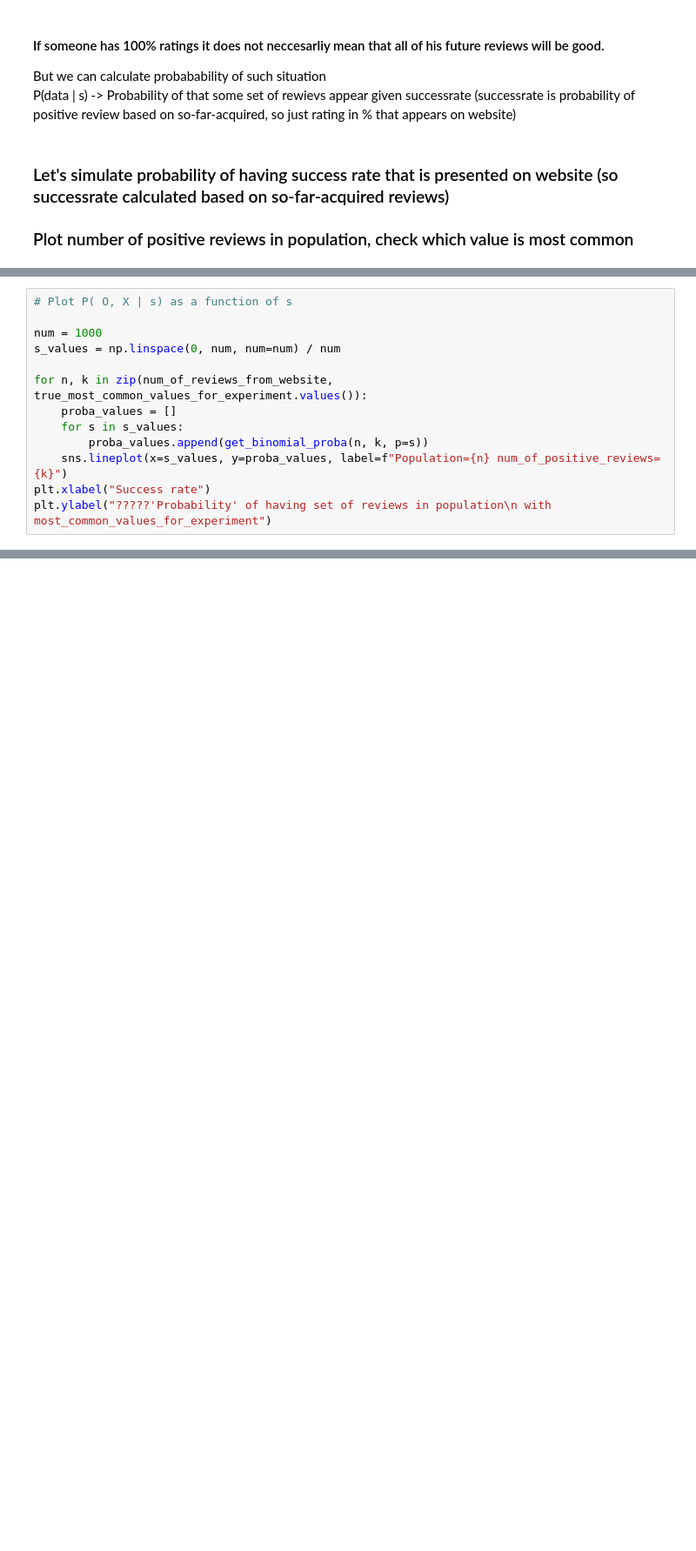
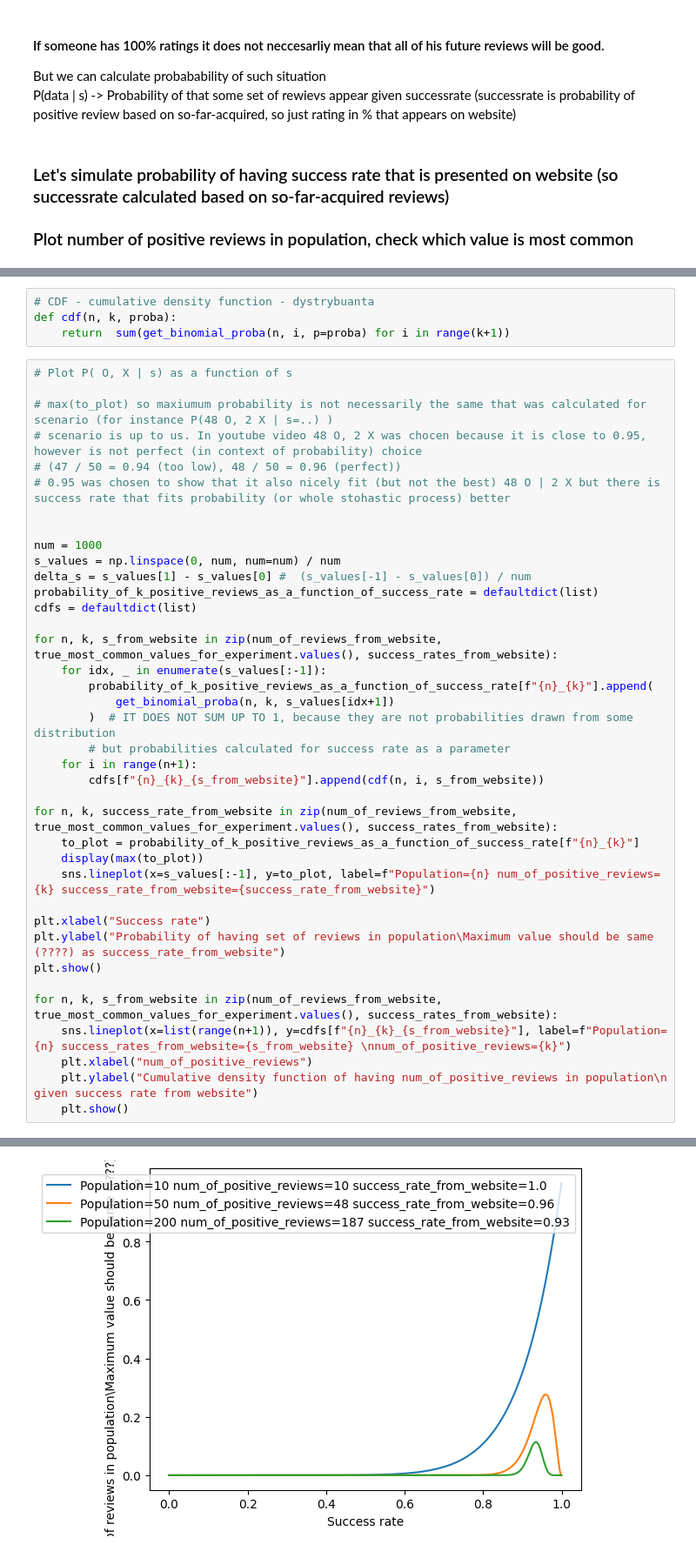
Before and after one commit to kajakIYD/Binomial_distribution, a Jupyter notebook: main.ipynb, the cells around one changed output, grey strips where cells are left out. Shown at 87% size. Drawn from its saved outputs; the diff is of its cells as text; blank space fills up the shorter version.

```diff
--- a/main.ipynb
+++ b/main.ipynb
@@ -186,13 +187,0 @@ display(f"probas={probas_from_formula[num_of_simulations]})")
-# %%
-# Plot P( O, X | s) as a function of s
-
-num = 1000
-s_values = np.linspace(0, num, num=num) / num
-
-for n, k in zip(num_of_reviews_from_website, true_most_common_values_for_experiment.values()):
-    proba_values = []
-    for s in s_values:
-        proba_values.append(get_binomial_proba(n, k, p=s))
-    sns.lineplot(x=s_values, y=proba_values, label=f"Population={n} num_of_positive_reviews={k}")
-plt.xlabel("Success rate")
-plt.ylabel("?????'Probability' of having set of reviews in population\n with most_common_values_for_experiment")
@@ -201,0 +188,43 @@ Text(0, 0.5, 'Probability of having set of reviews in population\n with most_com
+# %%
+# CDF - cumulative density function - dystrybuanta
+def cdf(n, k, proba):
+    return  sum(get_binomial_proba(n, i, p=proba) for i in range(k+1))
+# %%
+# Plot P( O, X | s) as a function of s
+
+# max(to_plot) so maxiumum probability is not necessarily the same that was calculated for scenario (for instance P(48 O, 2 X | s=..) )
+# scenario is up to us. In youtube video 48 O, 2 X was chocen because it is close to 0.95, however is not perfect (in context of probability) choice
+# (47 / 50 = 0.94 (too low), 48 / 50 = 0.96 (perfect))
+# 0.95 was chosen to show that it also nicely fit (but not the best) 48 O | 2 X but there is success rate that fits probability (or whole stohastic process) better
+
+
+num = 1000
+s_values = np.linspace(0, num, num=num) / num
+delta_s = s_values[1] - s_values[0] #  (s_values[-1] - s_values[0]) / num
+probability_of_k_positive_reviews_as_a_function_of_success_rate = defaultdict(list)
+cdfs = defaultdict(list)
+
+for n, k, s_from_website in zip(num_of_reviews_from_website, true_most_common_values_for_experiment.values(), success_rates_from_website):
+    for idx, _ in enumerate(s_values[:-1]):
+        probability_of_k_positive_reviews_as_a_function_of_success_rate[f"{n}_{k}"].append(
+            get_binomial_proba(n, k, s_values[idx+1])
+        )  # IT DOES NOT SUM UP TO 1, because they are not probabilities drawn from some distribution
+        # but probabilities calculated for success rate as a parameter
+    for i in range(n+1):
+        cdfs[f"{n}_{k}_{s_from_website}"].append(cdf(n, i, s_from_website))
+
+for n, k, success_rate_from_website in zip(num_of_reviews_from_website, true_most_common_values_for_experiment.values(), success_rates_from_website):
+    to_plot = probability_of_k_positive_reviews_as_a_function_of_success_rate[f"{n}_{k}"]
+    display(max(to_plot))
+    sns.lineplot(x=s_values[:-1], y=to_plot, label=f"Population={n} num_of_positive_reviews={k} success_rate_from_website={success_rate_from_website}")
+
+plt.xlabel("Success rate")
+plt.ylabel("Probability of having set of reviews in population\Maximum value should be same (????) as success_rate_from_website")
+plt.show()
+
+for n, k, s_from_website in zip(num_of_reviews_from_website, true_most_common_values_for_experiment.values(), success_rates_from_website):
+    sns.lineplot(x=list(range(n+1)), y=cdfs[f"{n}_{k}_{s_from_website}"], label=f"Population={n} success_rates_from_website={s_from_website} \nnum_of_positive_reviews={k}")
+    plt.xlabel("num_of_positive_reviews")
+    plt.ylabel("Cumulative density function of having num_of_positive_reviews in population\n given success rate from website")
+    plt.show()
+# %% [output]
@@ -201,0 +234 @@ Text(0, 0.5, 'Probability of having set of reviews in population\n with most_com
+[figure, added]
```
Also changed, not shown: parts of 10 cells of this notebook.
